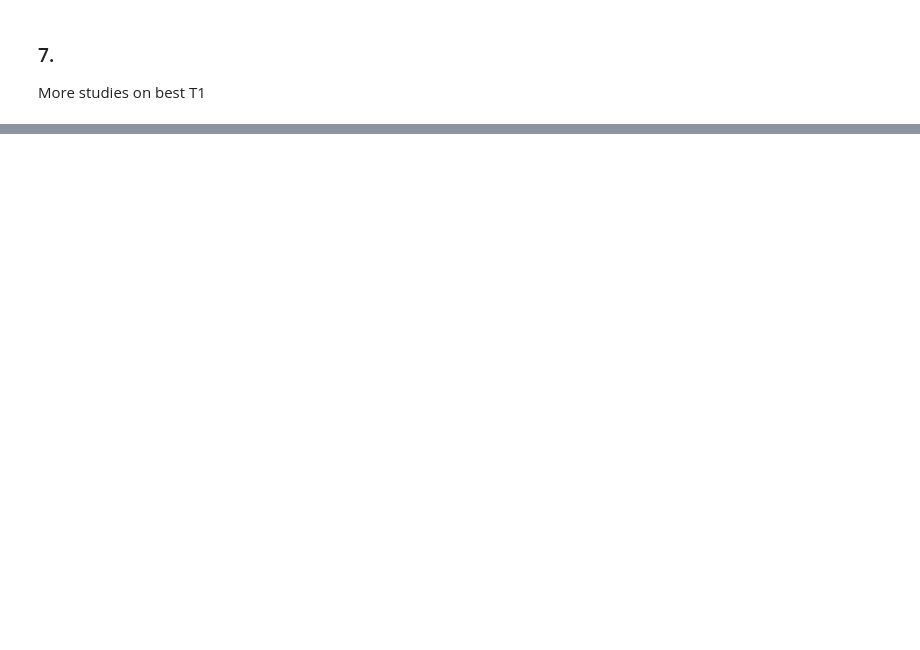
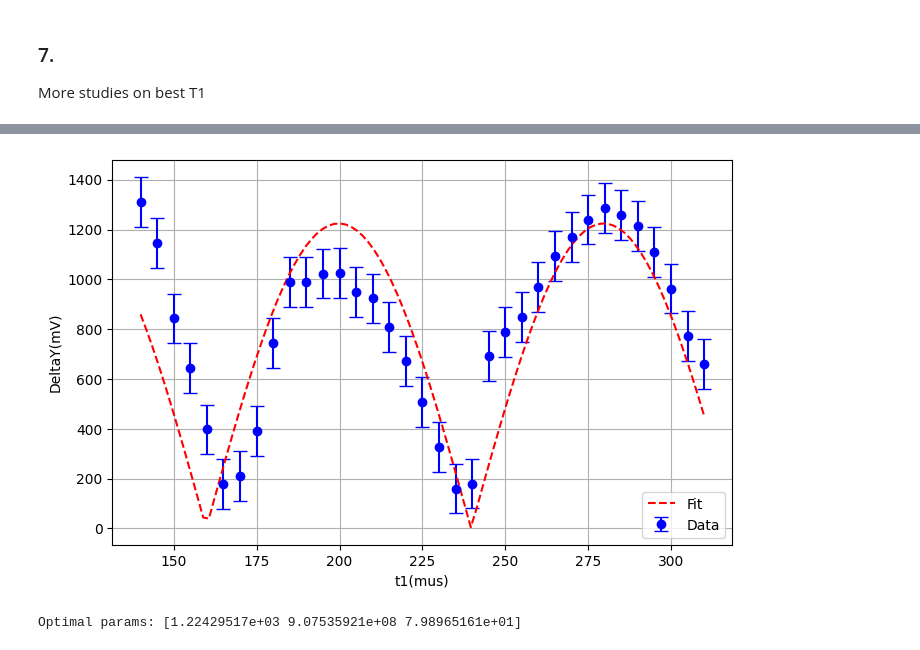
Before and after one commit to sdracia/Quantum-Hardware, a Jupyter notebook: project.ipynb, the cells around one changed output, grey strips where cells are left out. Saved outputs shown, nothing was run; the diff lists cells and outputs as text; code cells hidden in the pictures; blank space fills up the shorter version.

```diff
--- a/project.ipynb
+++ b/project.ipynb
@@ -304,9 +307,3 @@ $$
 \frac{1}{T^⋆_2} = \frac{1}{T_2} + \frac{1}{T_1} + \gamma _p \Delta B_0
 $$
 Can you give an estimate of the field inhomogeneity across the sample?
-# %%
-x = (0.5 * 10 **-4) * (gyromag_ratio * 10 **-6)
-print(x)
-print((x - 1/37000))
-print(1/(x - 1/37000))
-print((1/262 - 1/37100) / (gyromag_ratio * 10 **-6)/0.571/10**-4)
@@ -351,0 +340,34 @@ T2* = 2976557533.2814407 +/- 6940395323460805.0
+# %%
+# Define the function
+def new_function(x, a, b, c):
+    return a * np.abs(np.exp(-x / b) * np.sin(np.pi * x / c))
+
+# Read data from Excel file
+peak_ampl = pd.read_excel("Amplitude_Data/Amplitude.xlsx", sheet_name="Foglio2", usecols=[1, 2], header=3)
+# Create an array of error values
+peak_ampl_err = np.full(len(peak_ampl), 100)
+
+# Fit the function to the data
+popt, pcov = curve_fit(new_function, peak_ampl.iloc[:, 0], peak_ampl.iloc[:, 1], p0=[1000, 5200, 70])
+std_dev_b = np.sqrt(pcov[1, 1])
+
+# Generate x values for plotting the fit
+x_values = np.linspace(min(peak_ampl.iloc[:, 0]), max(peak_ampl.iloc[:, 0]), 100)
+
+# Plot the data with vertical error bars and caps
+plt.figure(figsize=(8, 5))
+plt.errorbar(peak_ampl.iloc[:, 0], peak_ampl.iloc[:, 1], yerr=peak_ampl_err, fmt='o', color='blue', label='Data', capsize=5)
+
+# Plot the fit
+plt.plot(x_values, new_function(x_values, *popt), 'r--', label='Fit')
+
+plt.xlabel(peak_ampl.columns[0])
+plt.ylabel(peak_ampl.columns[1])
+plt.legend()
+plt.grid(True)
+plt.show()
+
+print(f"Optimal params: {popt}")
+# %% [output]
+[figure, added]
+Optimal params: [1.22429517e+03 9.07535921e+08 7.98965161e+01]
```
Also changed, not shown: parts of 7 cells of this notebook, 6 other files.
